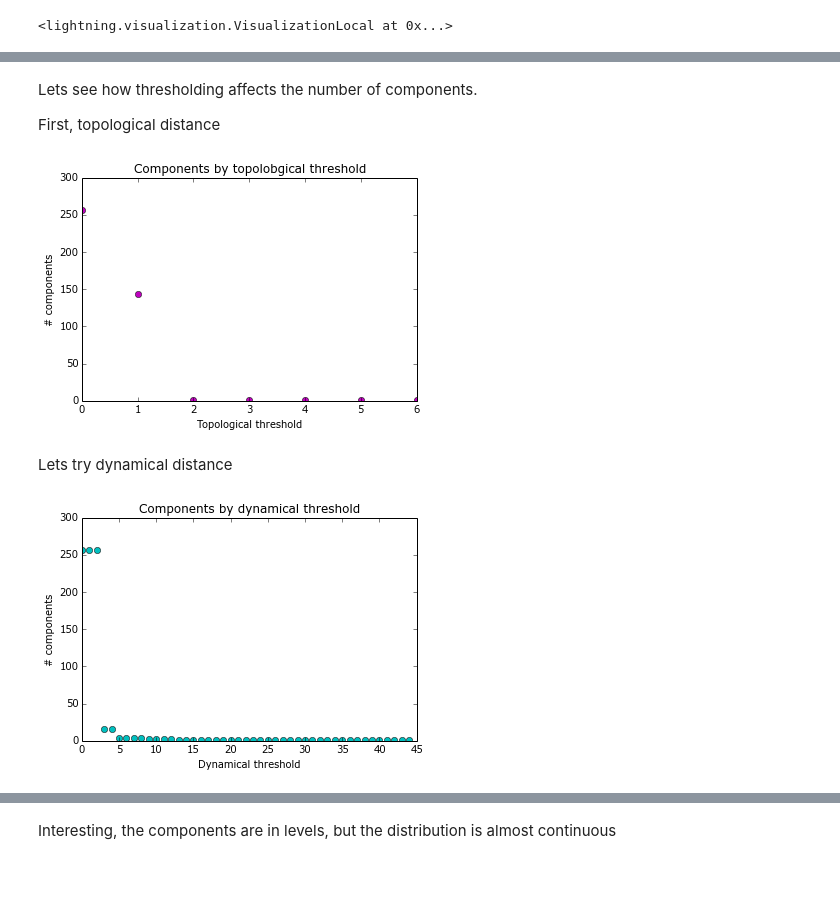
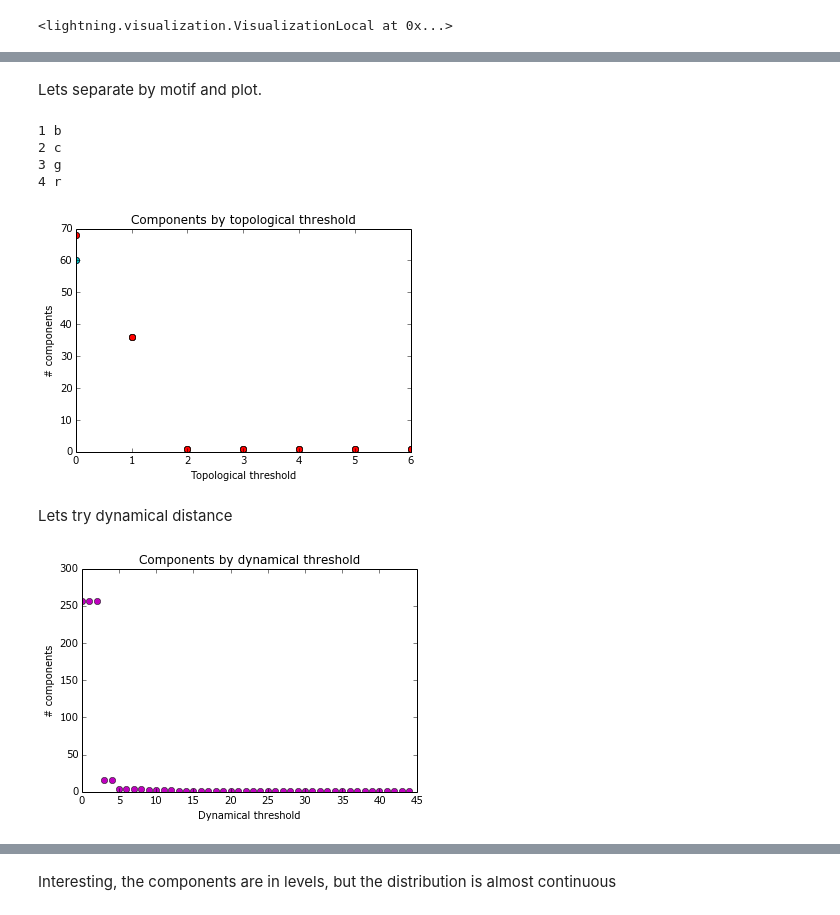
Before and after one commit to mar-esther23/CircuitsAnalyses, a Jupyter notebook: Net of nets.ipynb, the cells around one changed output, grey strips where cells are left out. Drawn from its saved outputs; the diff is of its cells as text; code cells hidden in the pictures; blank space fills up the shorter version.

Commit message:
Analisis por motif y colores dendograma

```diff
--- a/Net of nets.ipynb
+++ b/Net of nets.ipynb
@@ -314,7 +350,7 @@ lgn.force(Di_dyn, color=color)
 # %% [output]
 <lightning.visualization.VisualizationLocal at 0x...>
 # %%
-i = 10 #threshold
+i = 12 #threshold
 Gi = G.copy()
 # remove edgens with d_top > i
 del_edges = [ (u,v,d) for u,v,d in G.edges(data=True) if d['w_dyn']>i]
@@ -324,6 +360,6 @@ Di_dyn = np.array(nx.to_numpy_matrix(Gi, weight='w_dyn', nonedge=None))
 np.nanmax(Di_dyn)-Di_dyn #Transform from weight to force.
 Di_dyn = np.nan_to_num(Di_dyn)
 
-lgn.force(Di_dyn, color=color)
+lgn.force(Di_dyn, color=m_color)
 # %% [output]
 <lightning.visualization.VisualizationLocal at 0x...>
@@ -330,13 +370,15 @@ lgn.force(Di_dyn, color=color)
 # %%
-i = 12 #threshold
-Gi = G.copy()
-# remove edgens with d_top > i
-del_edges = [ (u,v,d) for u,v,d in G.edges(data=True) if d['w_dyn']>i]
-Gi.remove_edges_from(del_edges)
+for i in range(0, max(data[:,2]+1)): #sort by topological distance
+    Gi = G.copy()
+    # remove edgens with d_top > 0
+    del_edges = [ (u,v,d) for u,v,d in G.edges(data=True) if d['w_top']>=i]
+    Gi.remove_edges_from(del_edges)
+    n = nx.number_connected_components(Gi)
+    plt.plot(i, n, 'mo')
 
-Di_dyn = np.array(nx.to_numpy_matrix(Gi, weight='w_dyn', nonedge=None))
-np.nanmax(Di_dyn)-Di_dyn #Transform from weight to force.
-Di_dyn = np.nan_to_num(Di_dyn)
+plt.xlabel('Topological threshold')
+plt.ylabel('# components')
+plt.title('Components by topological threshold')
 
-lgn.force(Di_dyn, color=color)
+plt.show()
 # %% [output]
@@ -344,23 +386,30 @@ lgn.force(Di_dyn, color=color)
-# %% [markdown]
-Lets see how thresholding affects the number of components.
-
-First, topological distance
+# %% [markdown]
+Lets separate by motif and plot.
 # %%
-for i in range(0, max(data[:,2]+1)): #sort by topological distance
-    Gi = G.copy()
-    # remove edgens with d_top > 0
-    del_edges = [ (u,v,d) for u,v,d in G.edges(data=True) if d['w_top']>=i]
-    Gi.remove_edges_from(del_edges)
-    n = nx.number_connected_components(Gi)
-    plt.plot(i, n, 'mo')
+for m, c in [  [1,'b'], [2,'c'], [3,'g'], [4,'r']  ]:
+    print(m,c)
+    n_motif = [   n for n in G.nodes() if G.node[n]['motif']==m   ]
+    Gm = G.subgraph(n_motif)
+
+    for i in range(0, max(data[:,2]+1)): #sort by topological distance
+        Gi = Gm.copy()
+        # remove edgens with d_top > 0
+        del_edges = [ (u,v,d) for u,v,d in Gm.edges(data=True) if d['w_top']>=i]
+        Gi.remove_edges_from(del_edges)
+        n = nx.number_connected_components(Gi)
+        plt.plot(i, n, c+'o')
 
 plt.xlabel('Topological threshold')
 plt.ylabel('# components')
-plt.title('Components by topolobgical threshold')
+plt.title('Components by topological threshold')
 
 plt.show()
 # %% [output]
+1 b
+2 c
+3 g
+4 r
-[figure, old version]
+[figure, new version]
 # %% [markdown]
 Lets try dynamical distance
 # %%
@@ -370,7 +419,7 @@ for i in range(0, max(data[:,3]+1)): #sort by topological distance
     del_edges = [ (u,v,d) for u,v,d in G.edges(data=True) if d['w_dyn']>=i]
     Gi.remove_edges_from(del_edges)
     n = nx.number_connected_components(Gi)
-    plt.plot(i, n, 'co')
+    plt.plot(i, n, 'mo')
 
 plt.xlabel('Dynamical threshold')
 plt.ylabel('# components')
@@ -378,4 +427,4 @@ plt.title('Components by dynamical threshold')
 
 plt.show()
 # %% [output]
-[figure, old version]
+[figure, new version]
```
Also changed, not shown: parts of 20 cells of this notebook.
